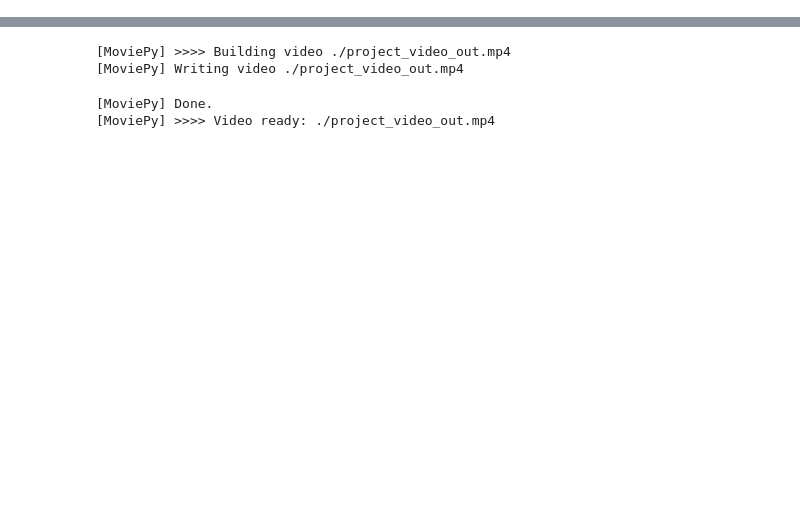
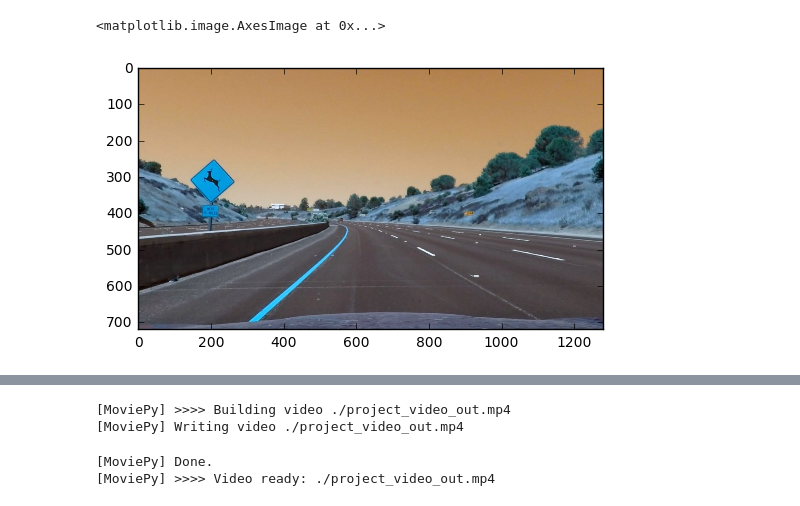
Before and after one commit to kuasha/Advanced-Lane-Lines, a Jupyter notebook: image_gen.ipynb, the cells around one changed output, grey strips where cells are left out. Drawn from its saved outputs; the diff is of its cells as text; code cells hidden in the pictures; blank space fills up the shorter version.

```diff
--- a/image_gen.ipynb
+++ b/image_gen.ipynb
@@ -47,0 +69,6 @@ def window_mask(width, height, img_ref, center, level):
+# %%
+udimg = undistort(img, mtx, dist)
+plt.imshow(udimg)
+# %% [output]
+<matplotlib.image.AxesImage at 0x...>
+[figure, added]
```
Also changed, not shown: parts of 21 cells of this notebook, 7 other files.
